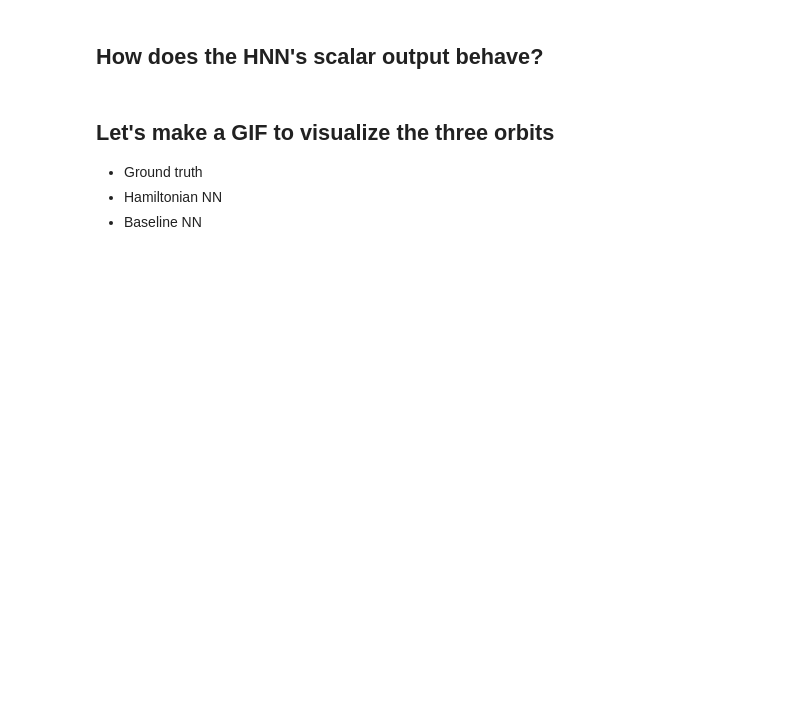
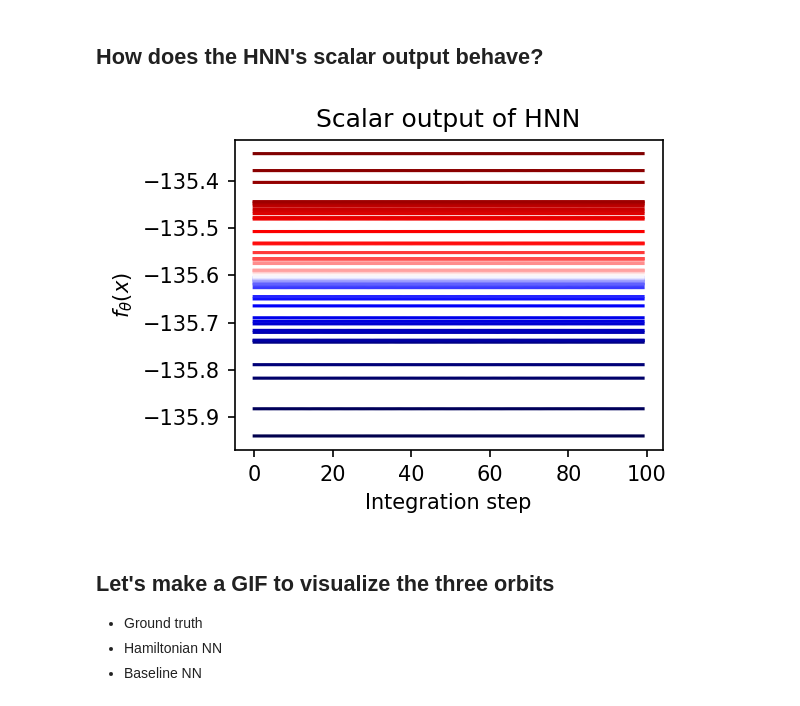
Before and after one commit to greydanus/hamiltonian-nn, a Jupyter notebook: analyze-3body.ipynb, the cells around one changed output. Saved outputs shown, nothing was run; the diff lists cells and outputs as text; code cells hidden in the pictures; blank space fills up the shorter version.

Commit message:
Some code cleanup and formatting fixes

```diff
--- a/analyze-3body.ipynb
+++ b/analyze-3body.ipynb
@@ -265,17 +265,19 @@ fig.savefig('{}/3body-hnn-example.{}'.format(args.fig_dir, FORMAT))
 # %%
-# fig = plt.figure(figsize=[4,3], dpi=150)
-# plt.subplot(1,1,1)
+fig = plt.figure(figsize=[4,3], dpi=150)
+plt.subplot(1,1,1)
 
-# import matplotlib.pylab as pl
-# colors = pl.cm.seismic(np.linspace(0,1,num_orbits))
-# for i, e in enumerate(energies):
-#     plt.plot(e, color=colors[i])
+import matplotlib.pylab as pl
+colors = pl.cm.seismic(np.linspace(0,1,num_orbits))
+for i, e in enumerate(energies):
+    plt.plot(e, color=colors[i])
 
-# plt.xlabel('Integration step')
-# plt.ylabel('$f_{\\theta}(x)$')
-# plt.title("Scalar output of HNN")
-# plt.tight_layout() ; plt.show()
-# fig.savefig('{}/orbits-hnn-energy-distribution.{}'.format(args.fig_dir, FORMAT))
+plt.xlabel('Integration step')
+plt.ylabel('$f_{\\theta}(x)$')
+plt.title("Scalar output of HNN")
+plt.tight_layout() ; plt.show()
+fig.savefig('{}/orbits-hnn-energy-distribution.{}'.format(args.fig_dir, FORMAT))
+# %% [output]
+[figure, added]
 # %% [markdown]
 ## Let's make a GIF to visualize the three orbits
 * Ground truth
```
Also changed, not shown: parts of 9 cells of this notebook, 54 other files.
